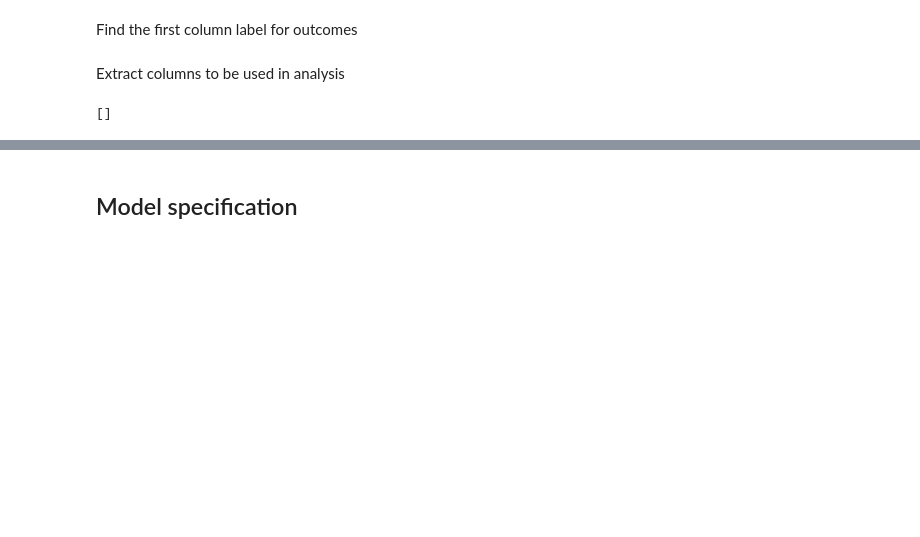
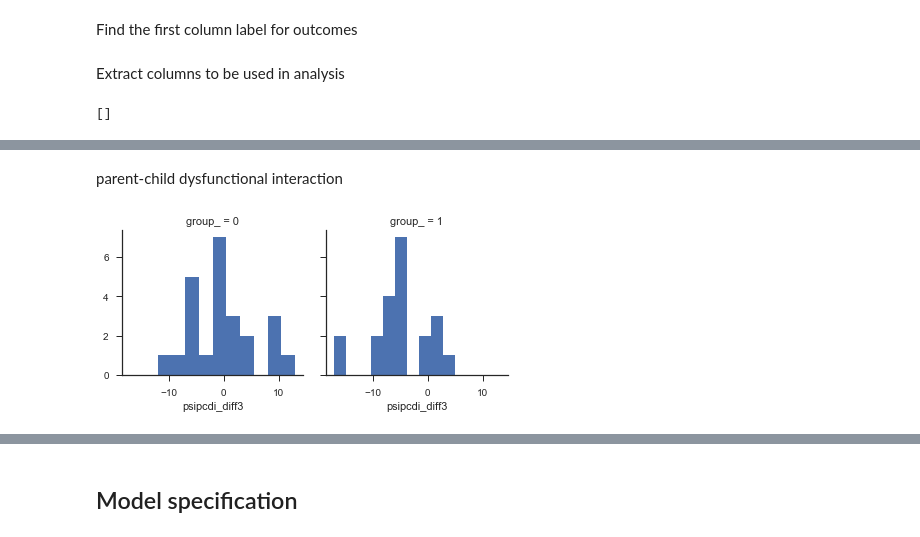
Before and after one commit to fonnesbeck/mbsr_intervention_study, a Jupyter notebook: notebooks/MBSR Trial Analysis.ipynb, the cells around one changed output, grey strips where cells are left out. Drawn from its saved outputs; the diff is of its cells as text; code cells hidden in the pictures; blank space fills up the shorter version.

```diff
--- a/notebooks/MBSR Trial Analysis.ipynb
+++ b/notebooks/MBSR Trial Analysis.ipynb
@@ -84,0 +92,8 @@ g.map(plt.hist, 'psi_diff3');
+# %% [markdown]
+parent-child dysfunctional interaction
+# %%
+mbsr_data['psipcdi_diff3'] = mbsr_data['psipcdi3'] - mbsr_data['psipcdi']
+g = sns.FacetGrid(mbsr_data, col='group_')
+g.map(plt.hist, 'psipcdi_diff3');
+# %% [output]
+[figure, added]
```
Also changed, not shown: parts of 56 cells of this notebook.
